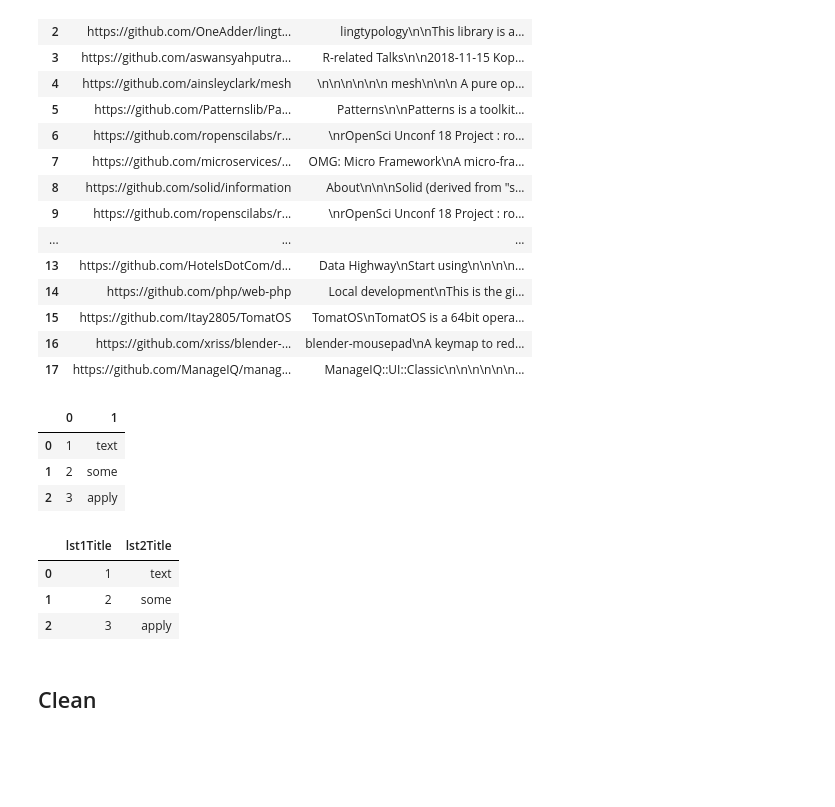
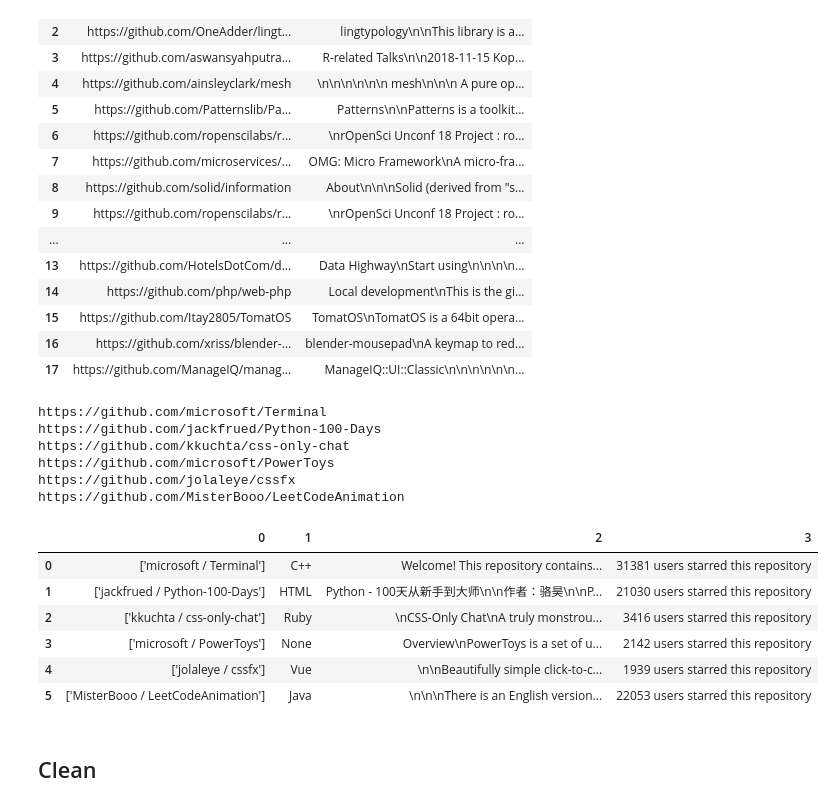
Before and after one commit to codeup-cyber-linguists/languages-classifier, a Jupyter notebook: jesse_nlp_nb.ipynb, the cells around one changed output. Drawn from its saved outputs; the diff is of its cells as text; code cells hidden in the pictures; blank space fills up the shorter version.

Commit message:
Worked on get_article_text_with_labels

```diff
--- a/jesse_nlp_nb.ipynb
+++ b/jesse_nlp_nb.ipynb
@@ -629,21 +501,10 @@ get_article_text(first_url_list)
 | 15 | https://github.com/Itay2805/TomatOS | TomatOS\nTomatOS is a 64bit opera... |
 | 16 | https://github.com/xriss/blender-... | blender-mousepad\nA keymap to red... |
 | 17 | https://github.com/ManageIQ/manag... | ManageIQ::UI::Classic\n\n\n\n\n\n... |
-# %%
-a = ['1', '2','3']
-b = ['text', 'some', 'apply']
-
-pd.DataFrame(list(zip(a, b)))
-# %% [output]
-|  | 0 | 1 |
-| 0 | 1 | text |
-| 1 | 2 | some |
-| 2 | 3 | apply |
-# %%
-pd.DataFrame(np.column_stack([a, b]),
-                               columns=['lst1Title', 'lst2Title'])
-# %% [output]
-|  | lst1Title | lst2Title |
-| 0 | 1 | text |
-| 1 | 2 | some |
-| 2 | 3 | apply |
+# %%
+blob_list = [['microsoft / Terminal'],
+ ['jackfrued / Python-100-Days'],
+ ['kkuchta / css-only-chat'],
+ ['microsoft / PowerToys'],
+ ['jolaleye / cssfx'],
+ ['MisterBooo / LeetCodeAnimation']]
@@ -649,0 +559,16 @@ pd.DataFrame(np.column_stack([a, b]),
+# %%
+get_article_text_with_labels()
+# %% [output]
+https://github.com/microsoft/Terminal
+https://github.com/jackfrued/Python-100-Days
+https://github.com/kkuchta/css-only-chat
+https://github.com/microsoft/PowerToys
+https://github.com/jolaleye/cssfx
+https://github.com/MisterBooo/LeetCodeAnimation
+|  | 0 | 1 | 2 | 3 |
+| 0 | ['microsoft / Terminal'] | C++ | Welcome! This repository contains... | 31381 users starred this repository |
+| 1 | ['jackfrued / Python-100-Days'] | HTML | Python - 100天从新手到大师\n\n作者：骆昊\n\nP... | 21030 users starred this repository |
+| 2 | ['kkuchta / css-only-chat'] | Ruby | \nCSS-Only Chat\nA truly monstrou... | 3416 users starred this repository |
+| 3 | ['microsoft / PowerToys'] | None | Overview\nPowerToys is a set of u... | 2142 users starred this repository |
+| 4 | ['jolaleye / cssfx'] | Vue | \n\nBeautifully simple click-to-c... | 1939 users starred this repository |
+| 5 | ['MisterBooo / LeetCodeAnimation'] | Java | \n\n\nThere is an English version... | 22053 users starred this repository |
```
Also changed, not shown: parts of 31 cells of this notebook.
